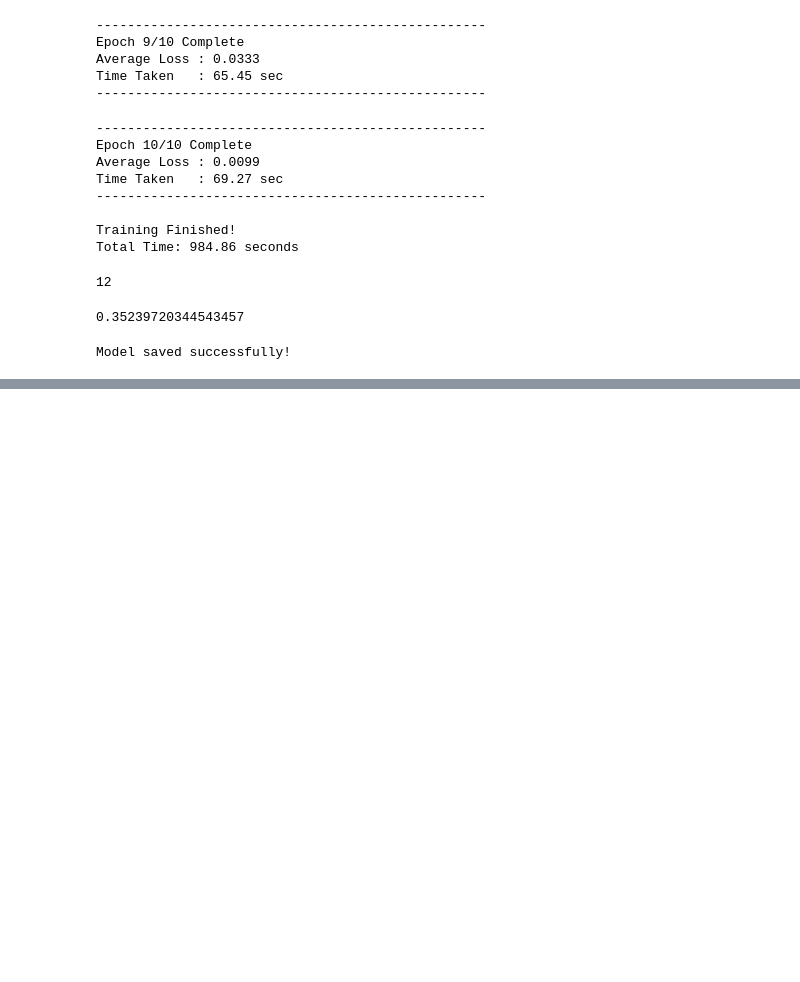
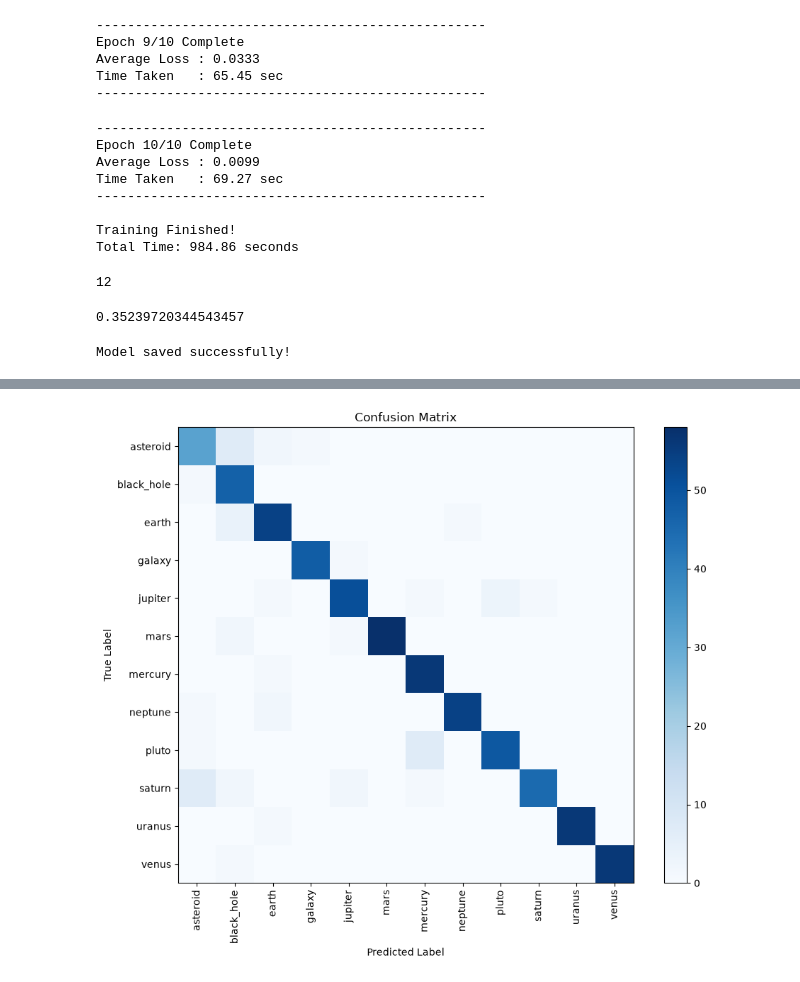
Before and after one commit to diksha-t/cosmolens-ai-space-identifier, a Jupyter notebook: notebooks/04_baseline_cnn.ipynb, the cells around one changed output, grey strips where cells are left out. Cells and saved outputs as stored; diff of their text form; code cells hidden in the pictures; blank space fills up the shorter version.

```diff
--- a/notebooks/04_baseline_cnn.ipynb
+++ b/notebooks/04_baseline_cnn.ipynb
@@ -380,0 +420,54 @@ with torch.no_grad():
+# %%
+# collect predictions
+model.eval()
+
+all_predictions = []
+all_labels = []
+
+with torch.no_grad():
+
+    for images, labels in valid_loader:
+
+        images = images.to(device)
+
+        outputs = model(images)
+
+        _, predicted = torch.max(outputs, 1)
+
+        all_predictions.extend(predicted.cpu().numpy())
+
+        all_labels.extend(labels.numpy())
+# %%
+cm = confusion_matrix(
+    all_labels,
+    all_predictions
+)
+
+plt.figure(figsize=(10,8))
+
+plt.imshow(cm, cmap="Blues")
+
+plt.colorbar()
+
+class_names = valid_dataset.classes
+
+plt.xticks(
+    np.arange(len(class_names)),
+    class_names,
+    rotation=90
+)
+
+plt.yticks(
+    np.arange(len(class_names)),
+    class_names
+)
+
+plt.xlabel("Predicted Label")
+plt.ylabel("True Label")
+plt.title("Confusion Matrix")
+
+plt.tight_layout()
+
+plt.show()
+# %% [output]
+[figure, added]
```
Also changed, not shown: parts of 4 cells of this notebook.
